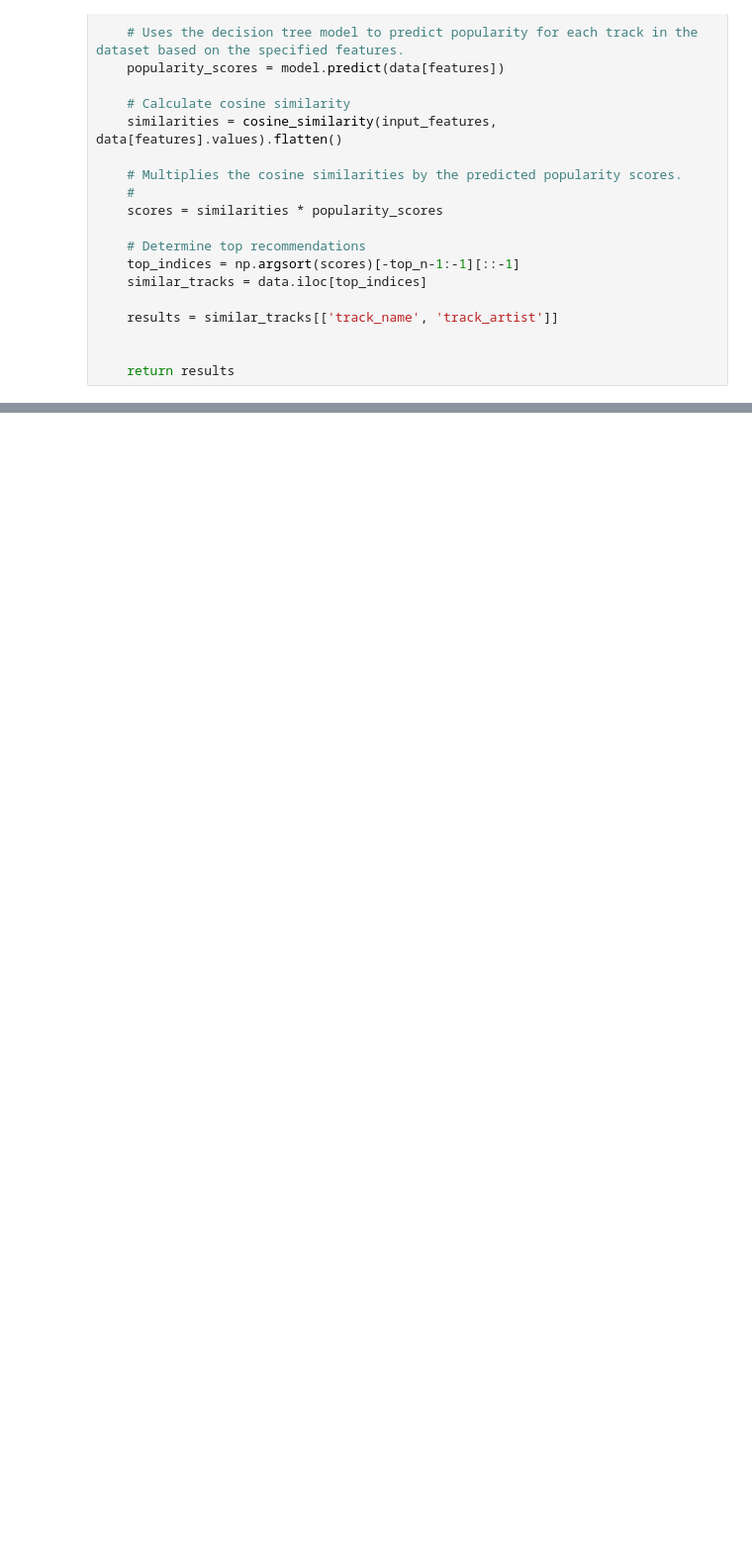
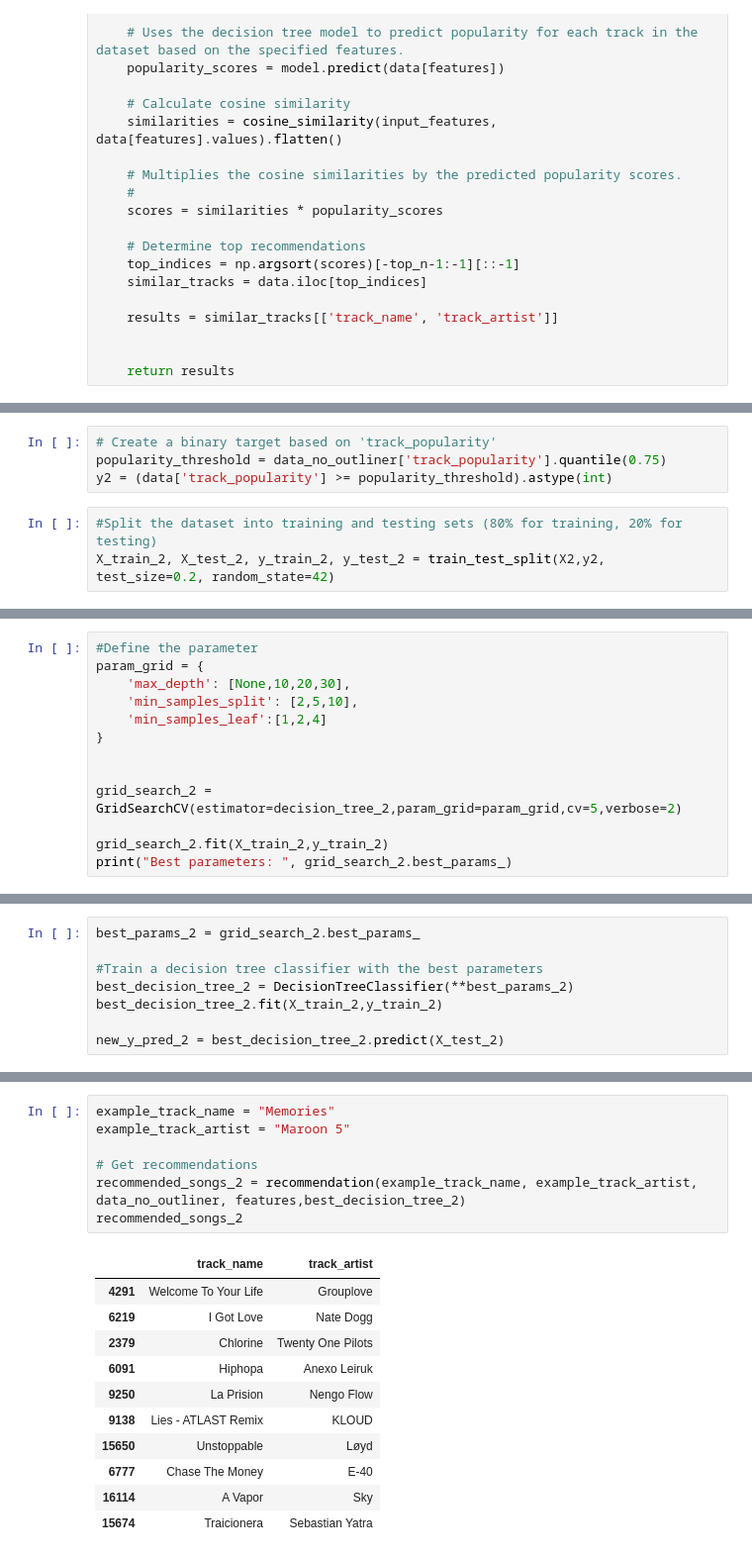
Before and after one commit to mariashiferaw/Team-4--Music-Recommendation-System, a Jupyter notebook: DecisionTree.ipynb, the cells around one changed output, grey strips where cells are left out. Shown at 99% size. Drawn from its saved outputs; the diff is of its cells as text; blank space fills up the shorter version.

Commit message:
use data no outliner for recommendation system

```diff
--- a/DecisionTree.ipynb
+++ b/DecisionTree.ipynb
@@ -263,0 +275,7 @@ recommended_songs
+# %%
+# Create a binary target based on 'track_popularity'
+popularity_threshold = data_no_outliner['track_popularity'].quantile(0.75)
+y2 = (data['track_popularity'] >= popularity_threshold).astype(int)
+# %%
+#Split the dataset into training and testing sets (80% for training, 20% for testing)
+X_train_2, X_test_2, y_train_2, y_test_2 = train_test_split(X2,y2, test_size=0.2, random_state=42)
@@ -263,0 +308,13 @@ recommended_songs
+# %%
+#Define the parameter
+param_grid = {
+    'max_depth': [None,10,20,30],
+    'min_samples_split': [2,5,10],
+    'min_samples_leaf':[1,2,4]
+}
+
+
+grid_search_2 = GridSearchCV(estimator=decision_tree_2,param_grid=param_grid,cv=5,verbose=2)
+
+grid_search_2.fit(X_train_2,y_train_2)
+print("Best parameters: ", grid_search_2.best_params_)
@@ -263,0 +339,8 @@ recommended_songs
+# %%
+best_params_2 = grid_search_2.best_params_
+
+#Train a decision tree classifier with the best parameters
+best_decision_tree_2 = DecisionTreeClassifier(**best_params_2)
+best_decision_tree_2.fit(X_train_2,y_train_2)
+
+new_y_pred_2 = best_decision_tree_2.predict(X_test_2)
@@ -263,0 +363,19 @@ recommended_songs
+# %%
+example_track_name = "Memories"
+example_track_artist = "Maroon 5"
+
+# Get recommendations
+recommended_songs_2 = recommendation(example_track_name, example_track_artist, data_no_outliner, features,best_decision_tree_2)
+recommended_songs_2
+# %% [output]
+|  | track_name | track_artist |
+| 4291 | Welcome To Your Life | Grouplove |
+| 6219 | I Got Love | Nate Dogg |
+| 2379 | Chlorine | Twenty One Pilots |
+| 6091 | Hiphopa | Anexo Leiruk |
+| 9250 | La Prision | Nengo Flow |
+| 9138 | Lies - ATLAST Remix | KLOUD |
+| 15650 | Unstoppable | Løyd |
+| 6777 | Chase The Money | E-40 |
+| 16114 | A Vapor | Sky |
+| 15674 | Traicionera | Sebastian Yatra |
```
Also changed, not shown: parts of 13 cells of this notebook.
